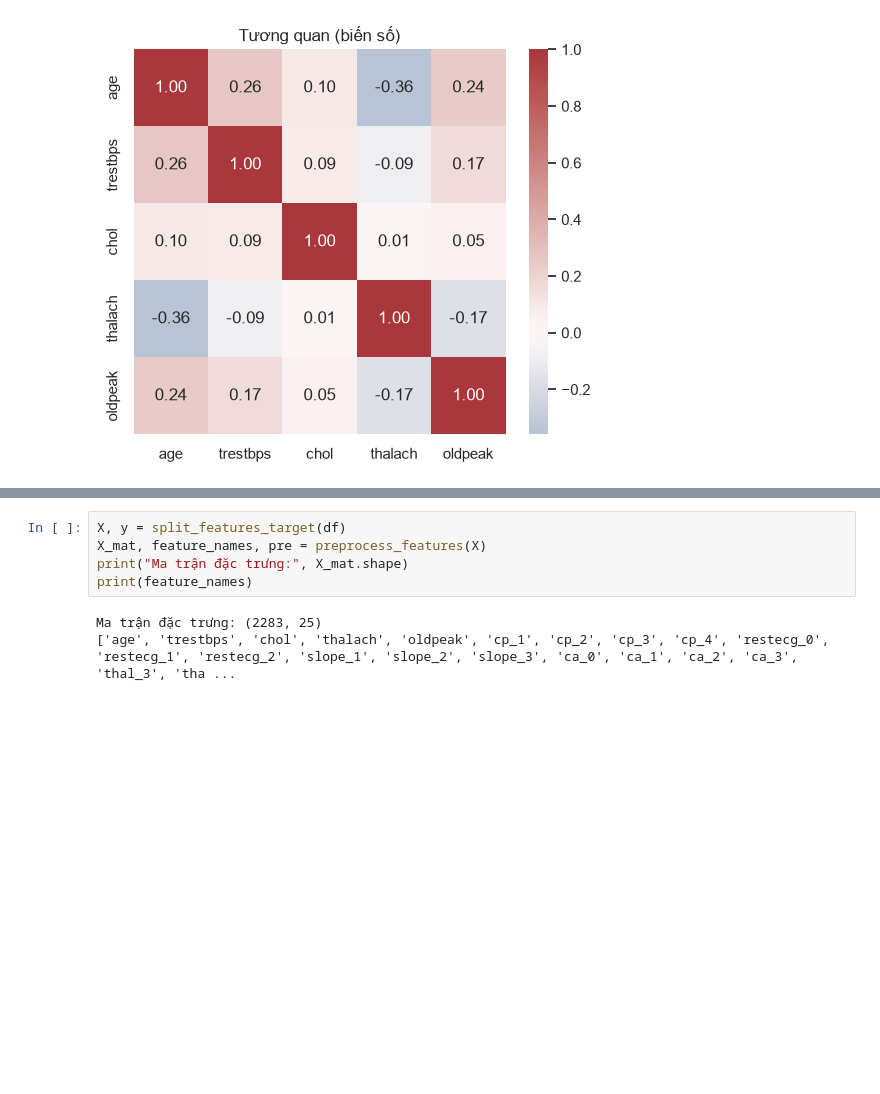
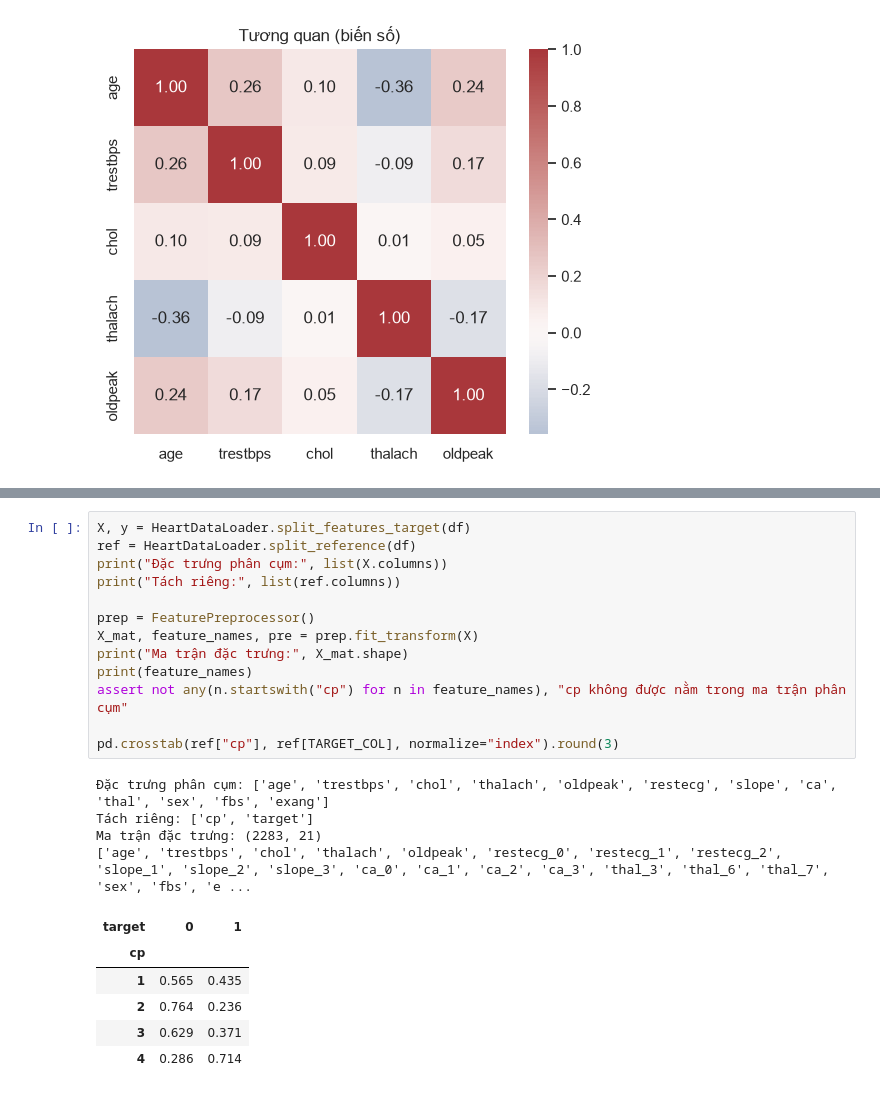
Before and after one commit to HaVuHongPhuc/Clustering_of_patients_with_heart_disease_KMedoids, a Jupyter notebook: notebooks/01_data_exploration.ipynb, the cells around one changed output, grey strips where cells are left out. Cells and saved outputs as stored; diff of their text form; blank space fills up the shorter version.

```diff
--- a/notebooks/01_data_exploration.ipynb
+++ b/notebooks/01_data_exploration.ipynb
@@ -196,10 +213,26 @@ The current metrics pipeline runs the library adapter. Do not describe this cell
 # %%
-X, y = split_features_target(df)
-X_mat, feature_names, pre = preprocess_features(X)
+X, y = HeartDataLoader.split_features_target(df)
+ref = HeartDataLoader.split_reference(df)
+print("Đặc trưng phân cụm:", list(X.columns))
+print("Tách riêng:", list(ref.columns))
+
+prep = FeaturePreprocessor()
+X_mat, feature_names, pre = prep.fit_transform(X)
 print("Ma trận đặc trưng:", X_mat.shape)
 print(feature_names)
+assert not any(n.startswith("cp") for n in feature_names), "cp không được nằm trong ma trận phân cụm"
+
+pd.crosstab(ref["cp"], ref[TARGET_COL], normalize="index").round(3)
 # %% [output]
-Ma trận đặc trưng: (2283, 25)
-['age', 'trestbps', 'chol', 'thalach', 'oldpeak', 'cp_1', 'cp_2', 'cp_3', 'cp_4', 'restecg_0', 'restecg_1', 'restecg_2', 'slope_1', 'slope_2', 'slope_3', 'ca_0', 'ca_1', 'ca_2', 'ca_3', 'thal_3', 'tha ...
+Đặc trưng phân cụm: ['age', 'trestbps', 'chol', 'thalach', 'oldpeak', 'restecg', 'slope', 'ca', 'thal', 'sex', 'fbs', 'exang']
+Tách riêng: ['cp', 'target']
+Ma trận đặc trưng: (2283, 21)
+['age', 'trestbps', 'chol', 'thalach', 'oldpeak', 'restecg_0', 'restecg_1', 'restecg_2', 'slope_1', 'slope_2', 'slope_3', 'ca_0', 'ca_1', 'ca_2', 'ca_3', 'thal_3', 'thal_6', 'thal_7', 'sex', 'fbs', 'e ...
+| target | 0 | 1 |
+| cp |  |  |
+| 1 | 0.565 | 0.435 |
+| 2 | 0.764 | 0.236 |
+| 3 | 0.629 | 0.371 |
+| 4 | 0.286 | 0.714 |
 # %% [markdown]
 ## 6. Lưu dữ liệu đã tiền xử lý vào `data/processed/`
```
Also changed, not shown: parts of 15 cells of this notebook, 3 other files.
